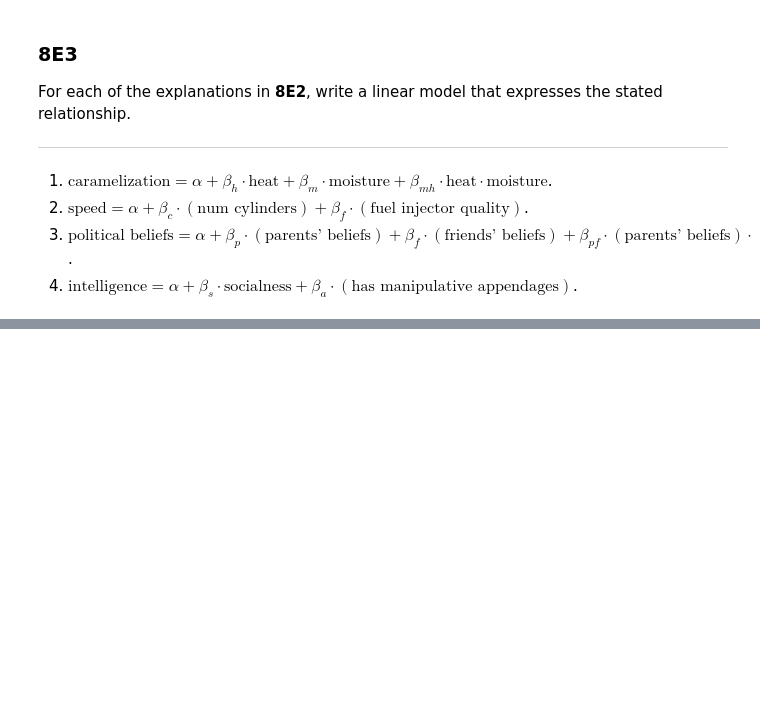
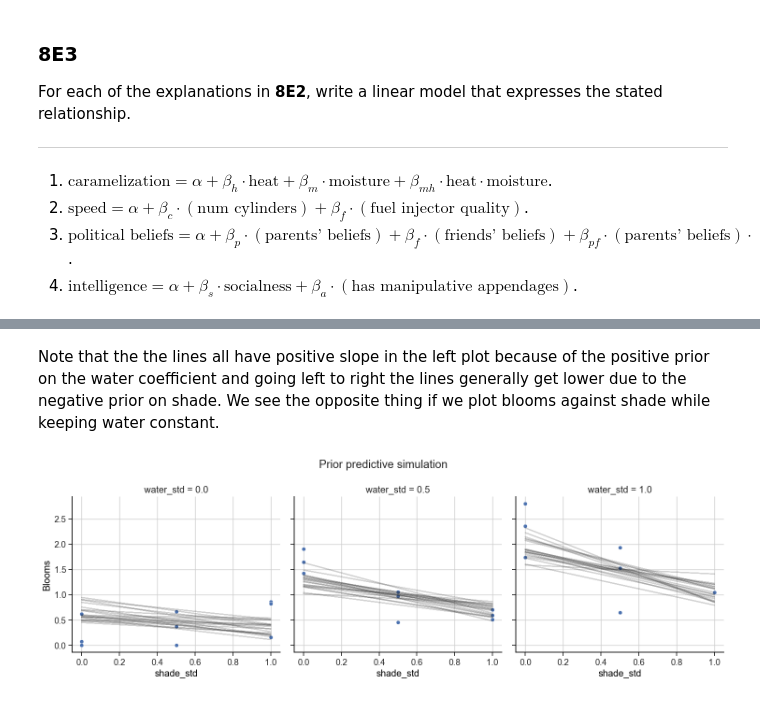
Before and after one commit to chris-leonard/statistical-rethinking, a Jupyter notebook: exercises/chapter_8.ipynb, the cells around one changed output, grey strips where cells are left out. Cells and saved outputs as stored; diff of their text form; code cells hidden in the pictures; blank space fills up the shorter version.

```diff
--- a/exercises/chapter_8.ipynb
+++ b/exercises/chapter_8.ipynb
@@ -106,0 +322,15 @@ For each of the explanations in **8E2**, write a linear model that expresses the
+# %% [markdown]
+Note that the the lines all have positive slope in the left plot because of the positive prior on the water coefficient and going left to right the lines generally get lower due to the negative prior on shade.
+We see the opposite thing if we plot blooms against shade while keeping water constant.
+# %%
+plot_tulips_triptych(
+    trace_8m4,
+    tulips=tulips,
+    group="posterior",
+    x_name="shade_std",
+    strat_name="water_std",
+    n_lines=20,
+    suptitle="Prior predictive simulation",
+);
+# %% [output]
+[figure, added]
```
Also changed, not shown: parts of 21 cells of this notebook.
